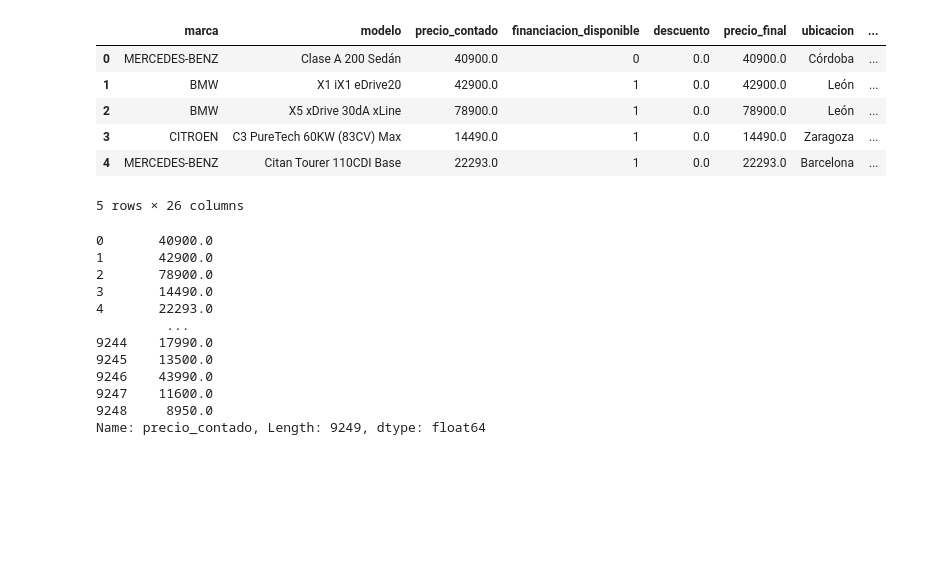
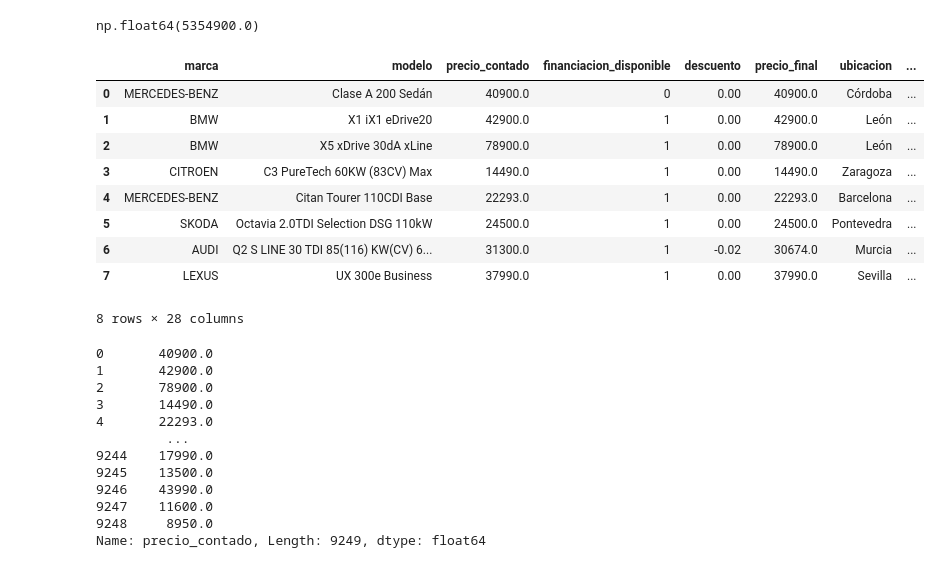
Before and after one commit to CristianT10/Proyecto-, a Jupyter notebook: Coches_Segunda_Mano2.ipynb, the cells around one changed output. Saved outputs shown, nothing was run; the diff lists cells and outputs as text; code cells hidden in the pictures; blank space fills up the shorter version.

```diff
--- a/Coches_Segunda_Mano2.ipynb
+++ b/Coches_Segunda_Mano2.ipynb
@@ -33,15 +17,22 @@ Successfully installed geopandas-1.1.0 pyogrio-0.11.0 pyproj-3.7.1 shapely-2.1.1
 # %%
-df = pd.read_csv("datos_limpios.csv")
+df = pd.read_csv("C:\\Users\\irina\\Desktop\\HACK A BOSS\\PROYECTO FINAL\\limpieza_completa.csv")
+# %%
+df["precio_final"].max()
+# %% [output]
+np.float64(5354900.0)
 # %%
-df.head(5)
+df.head(8)
 # %% [output]
 |  | marca | modelo | precio_contado | financiacion_disponible | descuento | precio_final | ubicacion | ... |
-| 0 | MERCEDES-BENZ | Clase A 200 Sedán | 40900.0 | 0 | 0.0 | 40900.0 | Córdoba | ... |
-| 1 | BMW | X1 iX1 eDrive20 | 42900.0 | 1 | 0.0 | 42900.0 | León | ... |
-| 2 | BMW | X5 xDrive 30dA xLine | 78900.0 | 1 | 0.0 | 78900.0 | León | ... |
-| 3 | CITROEN | C3 PureTech 60KW (83CV) Max | 14490.0 | 1 | 0.0 | 14490.0 | Zaragoza | ... |
-| 4 | MERCEDES-BENZ | Citan Tourer 110CDI Base | 22293.0 | 1 | 0.0 | 22293.0 | Barcelona | ... |
+| 0 | MERCEDES-BENZ | Clase A 200 Sedán | 40900.0 | 0 | 0.00 | 40900.0 | Córdoba | ... |
+| 1 | BMW | X1 iX1 eDrive20 | 42900.0 | 1 | 0.00 | 42900.0 | León | ... |
+| 2 | BMW | X5 xDrive 30dA xLine | 78900.0 | 1 | 0.00 | 78900.0 | León | ... |
+| 3 | CITROEN | C3 PureTech 60KW (83CV) Max | 14490.0 | 1 | 0.00 | 14490.0 | Zaragoza | ... |
+| 4 | MERCEDES-BENZ | Citan Tourer 110CDI Base | 22293.0 | 1 | 0.00 | 22293.0 | Barcelona | ... |
+| 5 | SKODA | Octavia 2.0TDI Selection DSG 110kW | 24500.0 | 1 | 0.00 | 24500.0 | Pontevedra | ... |
+| 6 | AUDI | Q2 S LINE 30 TDI 85(116) KW(CV) 6... | 31300.0 | 1 | -0.02 | 30674.0 | Murcia | ... |
+| 7 | LEXUS | UX 300e Business | 37990.0 | 1 | 0.00 | 37990.0 | Sevilla | ... |
-5 rows × 26 columns
+8 rows × 28 columns
 # %%
 df["precio_contado"]
 # %% [output]
```
Also changed, not shown: parts of 34 cells of this notebook.
